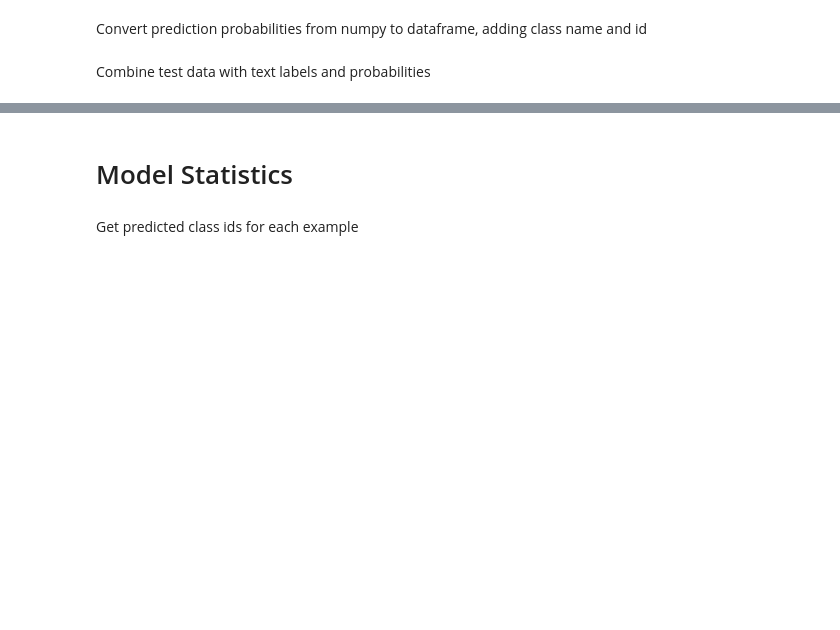
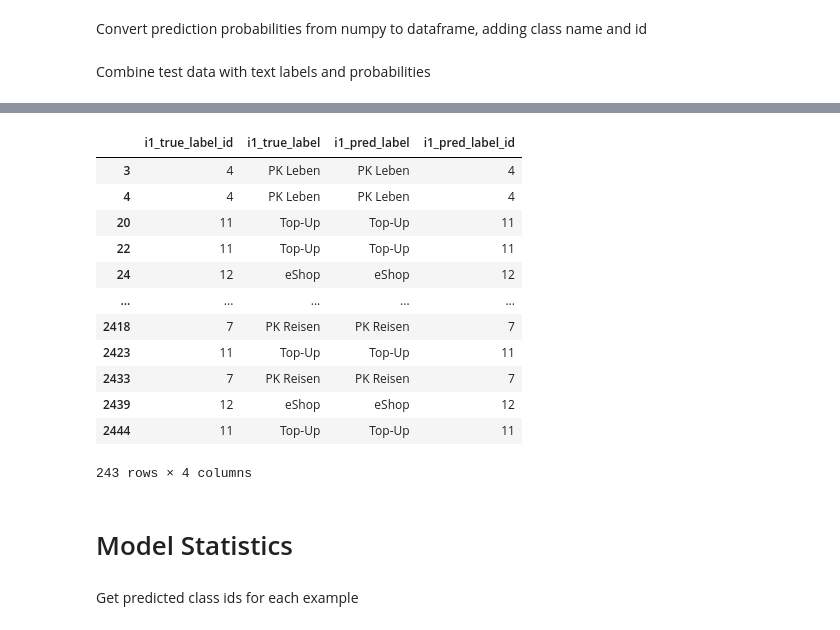
Before and after one commit to arturroo/af-finanzen, a Jupyter notebook: jupiter/transak/i1/feature_column/i1_fe_feature_column.ipynb, the cells around one changed output, grey strips where cells are left out. Drawn from its saved outputs; the diff is of its cells as text; code cells hidden in the pictures; blank space fills up the shorter version.

```diff
--- a/jupiter/transak/i1/feature_column/i1_fe_feature_column.ipynb
+++ b/jupiter/transak/i1/feature_column/i1_fe_feature_column.ipynb
@@ -399,13 +410,7 @@ array([2.8466443e-03, 3.6928096e-04, 7.8712690e-01, 2.6517263e-02,
 # %% [markdown]
 Convert prediction probabilities from numpy to dataframe, adding class name and id
 # %%
-class_names=rev_mapping_df.i1_true_label.tolist()
 i1_pred_label_probas_df = pd.DataFrame(i1_pred_label_probas, columns=class_names)
-pd.set_option('display.max_columns', None)
-pd.set_option('display.width', 1000)
-pd.set_option('display.max_colwidth', None)
-pd.reset_option('display.float_format')
-pd.set_option('display.float_format', lambda x: f'{x:.8f}')
 i1_pred_label_probas_df['i1_pred_label'] = i1_pred_label_probas_df.idxmax(axis=1)
 i1_pred_label_probas_df = (
     i1_pred_label_probas_df
@@ -413,6 +418,5 @@ i1_pred_label_probas_df = (
     .drop(columns=['i1_true_label'])
     .rename(columns={'i1_true_label_id':'i1_pred_label_id'})
 )
-# print(i1_pred_label_probas_df)
 # %% [markdown]
 Combine test data with text labels and probabilities
@@ -439,3 +423,32 @@ test_df_preds[['type', 'description', 'i1_true_label_id', 'i1_true_label', 'i1_p
+# %%
+rev_mapping_dict = rev_mapping_df.set_index('i1_true_label_id')['i1_true_label'].to_dict()
+
+predicted_ids = np.argmax(i1_pred_label_probas, axis=1)
+predicted_names = [rev_mapping_dict[i] for i in predicted_ids]
+
+true_ids = test_df.i1_true_label_id.to_list()
+true_names = [rev_mapping_dict[i] for i in true_ids]
+
+test_df_preds = test_df
+test_df_preds['i1_true_label'] = true_names
+test_df_preds['i1_pred_label'] = predicted_names
+test_df_preds['i1_pred_label_id'] = predicted_ids
+
+test_df_preds[['i1_true_label_id', 'i1_true_label', 'i1_pred_label', 'i1_pred_label_id']]
+# %% [output]
+|  | i1_true_label_id | i1_true_label | i1_pred_label | i1_pred_label_id |
+| 3 | 4 | PK Leben | PK Leben | 4 |
+| 4 | 4 | PK Leben | PK Leben | 4 |
+| 20 | 11 | Top-Up | Top-Up | 11 |
+| 22 | 11 | Top-Up | Top-Up | 11 |
+| 24 | 12 | eShop | eShop | 12 |
+| ... | ... | ... | ... | ... |
+| 2418 | 7 | PK Reisen | PK Reisen | 7 |
+| 2423 | 11 | Top-Up | Top-Up | 11 |
+| 2433 | 7 | PK Reisen | PK Reisen | 7 |
+| 2439 | 12 | eShop | eShop | 12 |
+| 2444 | 11 | Top-Up | Top-Up | 11 |
+243 rows × 4 columns
 # %% [markdown]
 # Model Statistics
 # %% [markdown]
```
Also changed, not shown: parts of 34 cells of this notebook, 3 other files.
